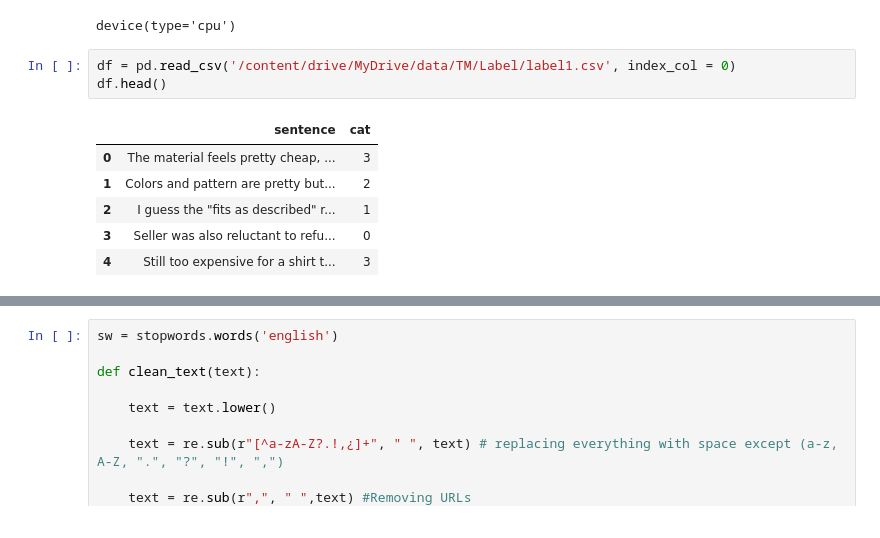
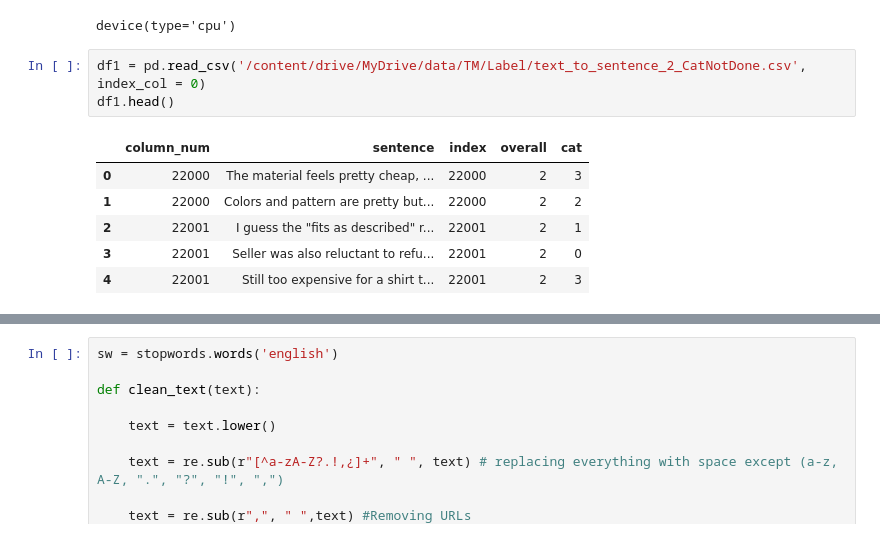
Before and after one commit to a-young-kim/TextMining_TeamProject, a Jupyter notebook: Model/Bert.ipynb, the cells around one changed output, grey strips where cells are left out. Saved outputs shown, nothing was run; the diff lists cells and outputs as text.

```diff
--- a/Model/Bert.ipynb
+++ b/Model/Bert.ipynb
@@ -36,12 +36,12 @@ device
 # %% [output]
 device(type='cpu')
 # %%
-df = pd.read_csv('/content/drive/MyDrive/data/TM/Label/label1.csv', index_col = 0)
-df.head()
+df1 = pd.read_csv('/content/drive/MyDrive/data/TM/Label/text_to_sentence_2_CatNotDone.csv', index_col = 0)
+df1.head()
 # %% [output]
-|  | sentence | cat |
-| 0 | The material feels pretty cheap, ... | 3 |
-| 1 | Colors and pattern are pretty but... | 2 |
-| 2 | I guess the "fits as described" r... | 1 |
-| 3 | Seller was also reluctant to refu... | 0 |
-| 4 | Still too expensive for a shirt t... | 3 |
+|  | column_num | sentence | index | overall | cat |
+| 0 | 22000 | The material feels pretty cheap, ... | 22000 | 2 | 3 |
+| 1 | 22000 | Colors and pattern are pretty but... | 22000 | 2 | 2 |
+| 2 | 22001 | I guess the "fits as described" r... | 22001 | 2 | 1 |
+| 3 | 22001 | Seller was also reluctant to refu... | 22001 | 2 | 0 |
+| 4 | 22001 | Still too expensive for a shirt t... | 22001 | 2 | 3 |
```
Also changed, not shown: parts of 11 cells of this notebook.
